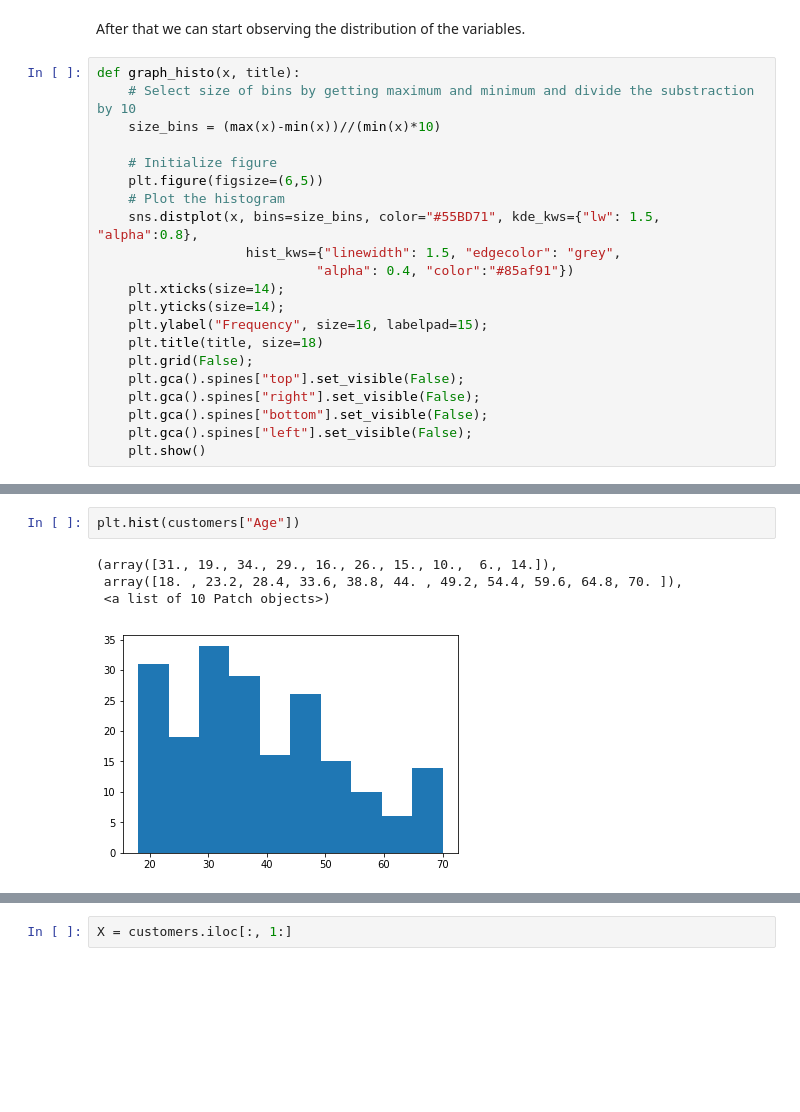
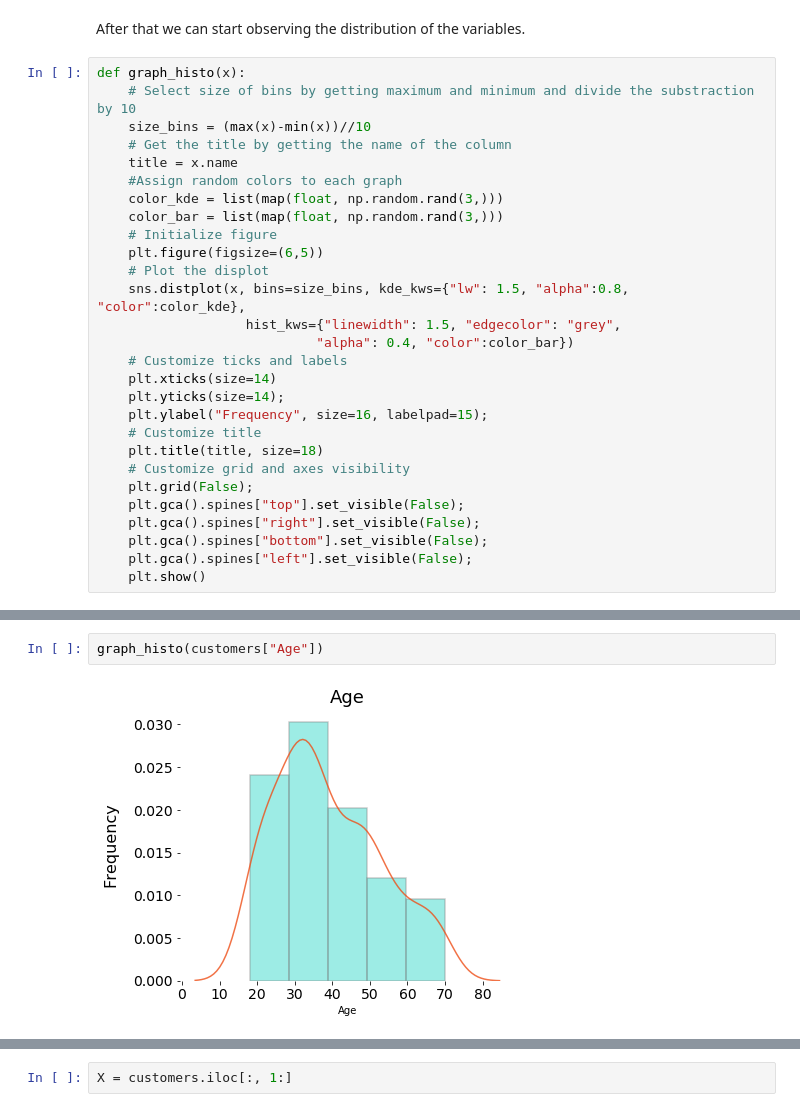
Before and after one commit to ugis22/clustering_analysis, a Jupyter notebook: clustering_analysis.ipynb, the cells around one changed output, grey strips where cells are left out. Drawn from its saved outputs; the diff is of its cells as text; blank space fills up the shorter version.

```diff
--- a/clustering_analysis.ipynb
+++ b/clustering_analysis.ipynb
@@ -72,20 +72,27 @@ Duplicated rows: 0
 # %% [markdown]
 After that we can start observing the distribution of the variables.
 # %%
-def graph_histo(x, title):
+def graph_histo(x):
     # Select size of bins by getting maximum and minimum and divide the substraction by 10
-    size_bins = (max(x)-min(x))//(min(x)*10)
-
+    size_bins = (max(x)-min(x))//10
+    # Get the title by getting the name of the column
+    title = x.name
+    #Assign random colors to each graph
+    color_kde = list(map(float, np.random.rand(3,)))
+    color_bar = list(map(float, np.random.rand(3,)))
     # Initialize figure
     plt.figure(figsize=(6,5))
-    # Plot the histogram
-    sns.distplot(x, bins=size_bins, color="#55BD71", kde_kws={"lw": 1.5, "alpha":0.8},
+    # Plot the displot
+    sns.distplot(x, bins=size_bins, kde_kws={"lw": 1.5, "alpha":0.8, "color":color_kde},
                    hist_kws={"linewidth": 1.5, "edgecolor": "grey",
-                            "alpha": 0.4, "color":"#85af91"})
-    plt.xticks(size=14);
+                            "alpha": 0.4, "color":color_bar})
+    # Customize ticks and labels
+    plt.xticks(size=14)
     plt.yticks(size=14);
     plt.ylabel("Frequency", size=16, labelpad=15);
+    # Customize title
     plt.title(title, size=18)
+    # Customize grid and axes visibility
     plt.grid(False);
     plt.gca().spines["top"].set_visible(False);
     plt.gca().spines["right"].set_visible(False);
@@ -99,8 +106,5 @@ graph_histo(customers["Spending Score (1-100)"], "Spending Score")
 # %%
-plt.hist(customers["Age"])
+graph_histo(customers["Age"])
 # %% [output]
-(array([31., 19., 34., 29., 16., 26., 15., 10.,  6., 14.]),
- array([18. , 23.2, 28.4, 33.6, 38.8, 44. , 49.2, 54.4, 59.6, 64.8, 70. ]),
- <a list of 10 Patch objects>)
-[figure, old version]
+[figure, new version]
 # %%
```
Also changed, not shown: parts of 2 cells of this notebook.
